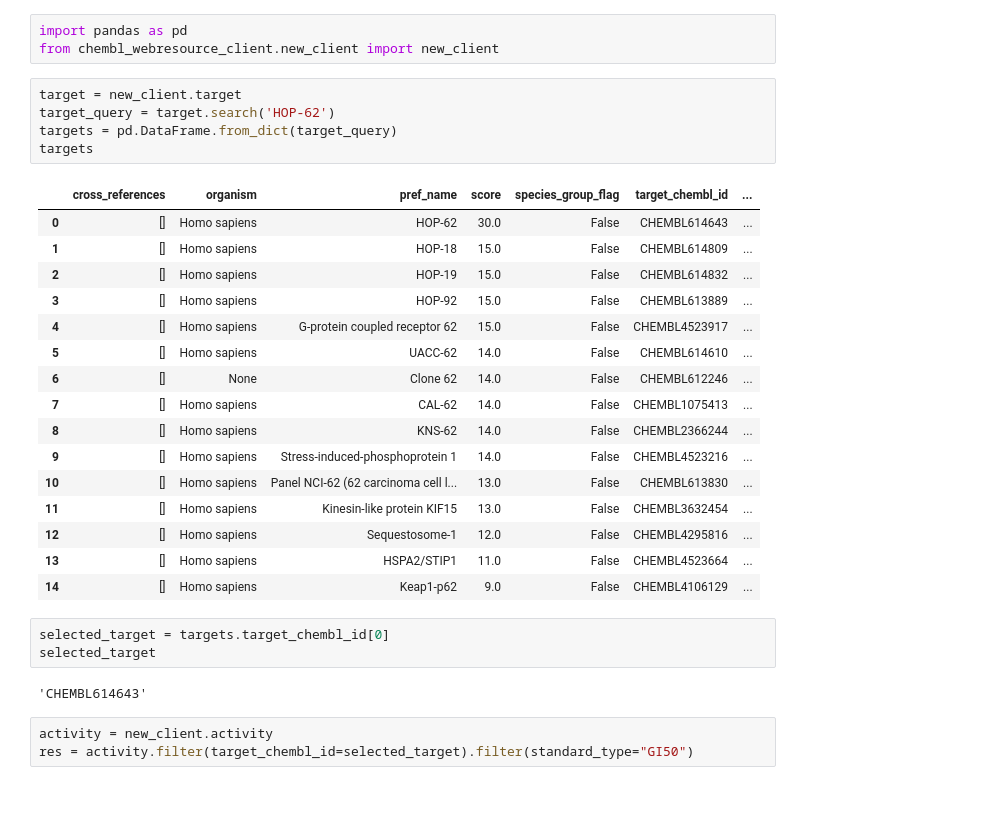
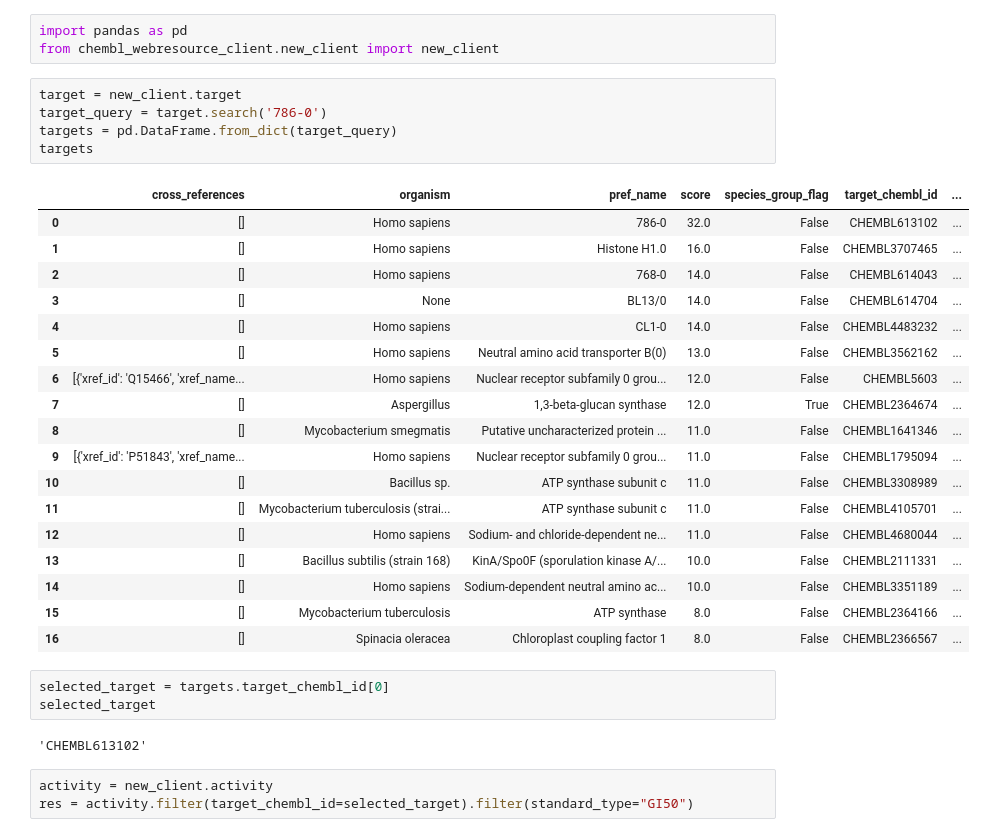
Before and after one commit to Jahan08/hERG-web-app, a Jupyter notebook: Retrieve-Data-lung-Cancer.ipynb, the cells around one changed output. Drawn from its saved outputs; the diff is of its cells as text; blank space fills up the shorter version.

```diff
--- a/Retrieve-Data-lung-Cancer.ipynb
+++ b/Retrieve-Data-lung-Cancer.ipynb
@@ -25,31 +25,33 @@ import pandas as pd
 from chembl_webresource_client.new_client import new_client
 # %%
 target = new_client.target
-target_query = target.search('HOP-62')
+target_query = target.search('786-0')
 targets = pd.DataFrame.from_dict(target_query)
 targets
 # %% [output]
 |  | cross_references | organism | pref_name | score | species_group_flag | target_chembl_id | ... |
-| 0 | [] | Homo sapiens | HOP-62 | 30.0 | False | CHEMBL614643 | ... |
-| 1 | [] | Homo sapiens | HOP-18 | 15.0 | False | CHEMBL614809 | ... |
-| 2 | [] | Homo sapiens | HOP-19 | 15.0 | False | CHEMBL614832 | ... |
-| 3 | [] | Homo sapiens | HOP-92 | 15.0 | False | CHEMBL613889 | ... |
-| 4 | [] | Homo sapiens | G-protein coupled receptor 62 | 15.0 | False | CHEMBL4523917 | ... |
-| 5 | [] | Homo sapiens | UACC-62 | 14.0 | False | CHEMBL614610 | ... |
-| 6 | [] | None | Clone 62 | 14.0 | False | CHEMBL612246 | ... |
-| 7 | [] | Homo sapiens | CAL-62 | 14.0 | False | CHEMBL1075413 | ... |
-| 8 | [] | Homo sapiens | KNS-62 | 14.0 | False | CHEMBL2366244 | ... |
-| 9 | [] | Homo sapiens | Stress-induced-phosphoprotein 1 | 14.0 | False | CHEMBL4523216 | ... |
-| 10 | [] | Homo sapiens | Panel NCI-62 (62 carcinoma cell l... | 13.0 | False | CHEMBL613830 | ... |
-| 11 | [] | Homo sapiens | Kinesin-like protein KIF15 | 13.0 | False | CHEMBL3632454 | ... |
-| 12 | [] | Homo sapiens | Sequestosome-1 | 12.0 | False | CHEMBL4295816 | ... |
-| 13 | [] | Homo sapiens | HSPA2/STIP1 | 11.0 | False | CHEMBL4523664 | ... |
-| 14 | [] | Homo sapiens | Keap1-p62 | 9.0 | False | CHEMBL4106129 | ... |
+| 0 | [] | Homo sapiens | 786-0 | 32.0 | False | CHEMBL613102 | ... |
+| 1 | [] | Homo sapiens | Histone H1.0 | 16.0 | False | CHEMBL3707465 | ... |
+| 2 | [] | Homo sapiens | 768-0 | 14.0 | False | CHEMBL614043 | ... |
+| 3 | [] | None | BL13/0 | 14.0 | False | CHEMBL614704 | ... |
+| 4 | [] | Homo sapiens | CL1-0 | 14.0 | False | CHEMBL4483232 | ... |
+| 5 | [] | Homo sapiens | Neutral amino acid transporter B(0) | 13.0 | False | CHEMBL3562162 | ... |
+| 6 | [{'xref_id': 'Q15466', 'xref_name... | Homo sapiens | Nuclear receptor subfamily 0 grou... | 12.0 | False | CHEMBL5603 | ... |
+| 7 | [] | Aspergillus | 1,3-beta-glucan synthase | 12.0 | True | CHEMBL2364674 | ... |
+| 8 | [] | Mycobacterium smegmatis | Putative uncharacterized protein ... | 11.0 | False | CHEMBL1641346 | ... |
+| 9 | [{'xref_id': 'P51843', 'xref_name... | Homo sapiens | Nuclear receptor subfamily 0 grou... | 11.0 | False | CHEMBL1795094 | ... |
+| 10 | [] | Bacillus sp. | ATP synthase subunit c | 11.0 | False | CHEMBL3308989 | ... |
+| 11 | [] | Mycobacterium tuberculosis (strai... | ATP synthase subunit c | 11.0 | False | CHEMBL4105701 | ... |
+| 12 | [] | Homo sapiens | Sodium- and chloride-dependent ne... | 11.0 | False | CHEMBL4680044 | ... |
+| 13 | [] | Bacillus subtilis (strain 168) | KinA/Spo0F (sporulation kinase A/... | 10.0 | False | CHEMBL2111331 | ... |
+| 14 | [] | Homo sapiens | Sodium-dependent neutral amino ac... | 10.0 | False | CHEMBL3351189 | ... |
+| 15 | [] | Mycobacterium tuberculosis | ATP synthase | 8.0 | False | CHEMBL2364166 | ... |
+| 16 | [] | Spinacia oleracea | Chloroplast coupling factor 1 | 8.0 | False | CHEMBL2366567 | ... |
 # %%
 selected_target = targets.target_chembl_id[0]
 selected_target
 # %% [output]
-'CHEMBL614643'
+'CHEMBL613102'
 # %%
 activity = new_client.activity
 res = activity.filter(target_chembl_id=selected_target).filter(standard_type="GI50")
```
Also changed, not shown: parts of 6 cells of this notebook.
